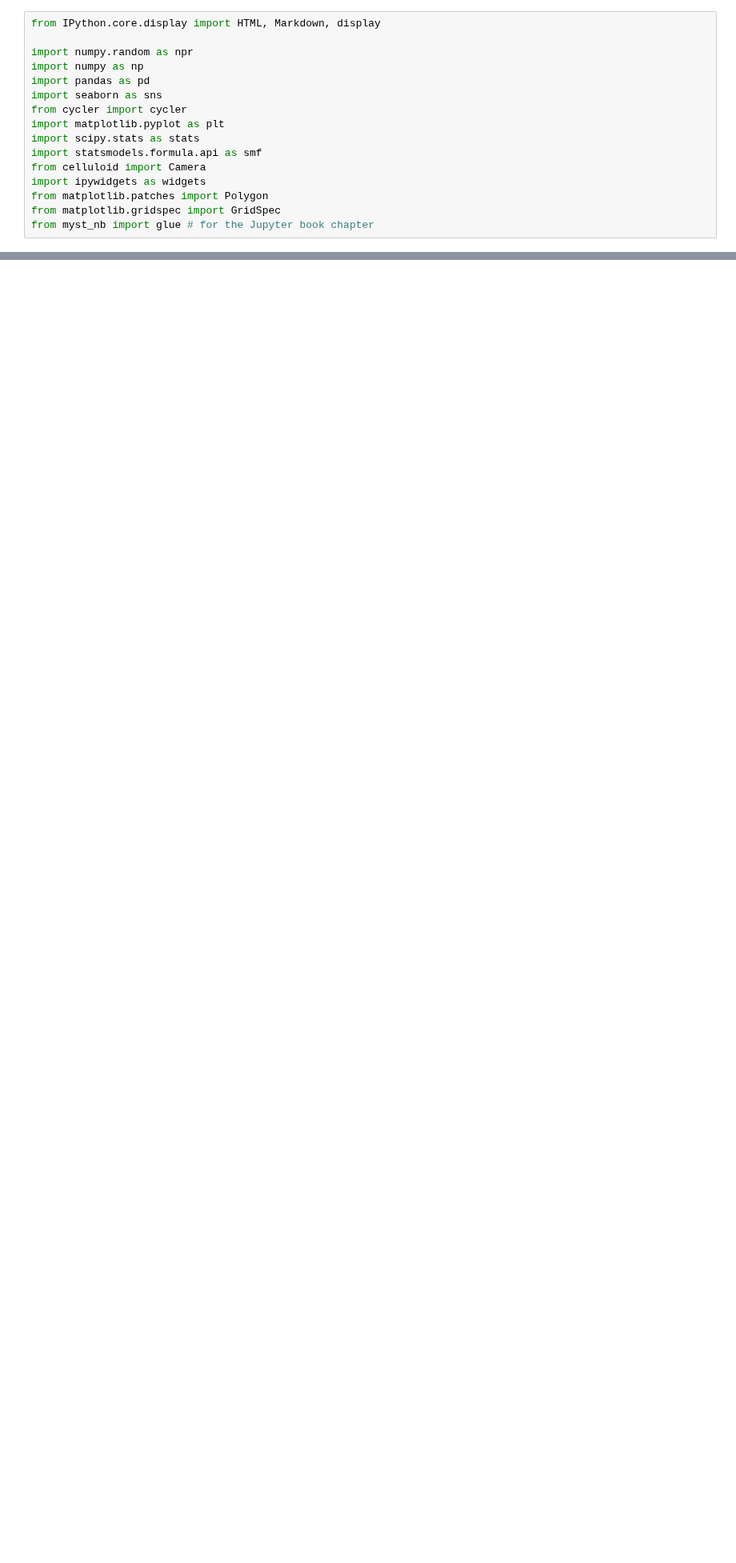
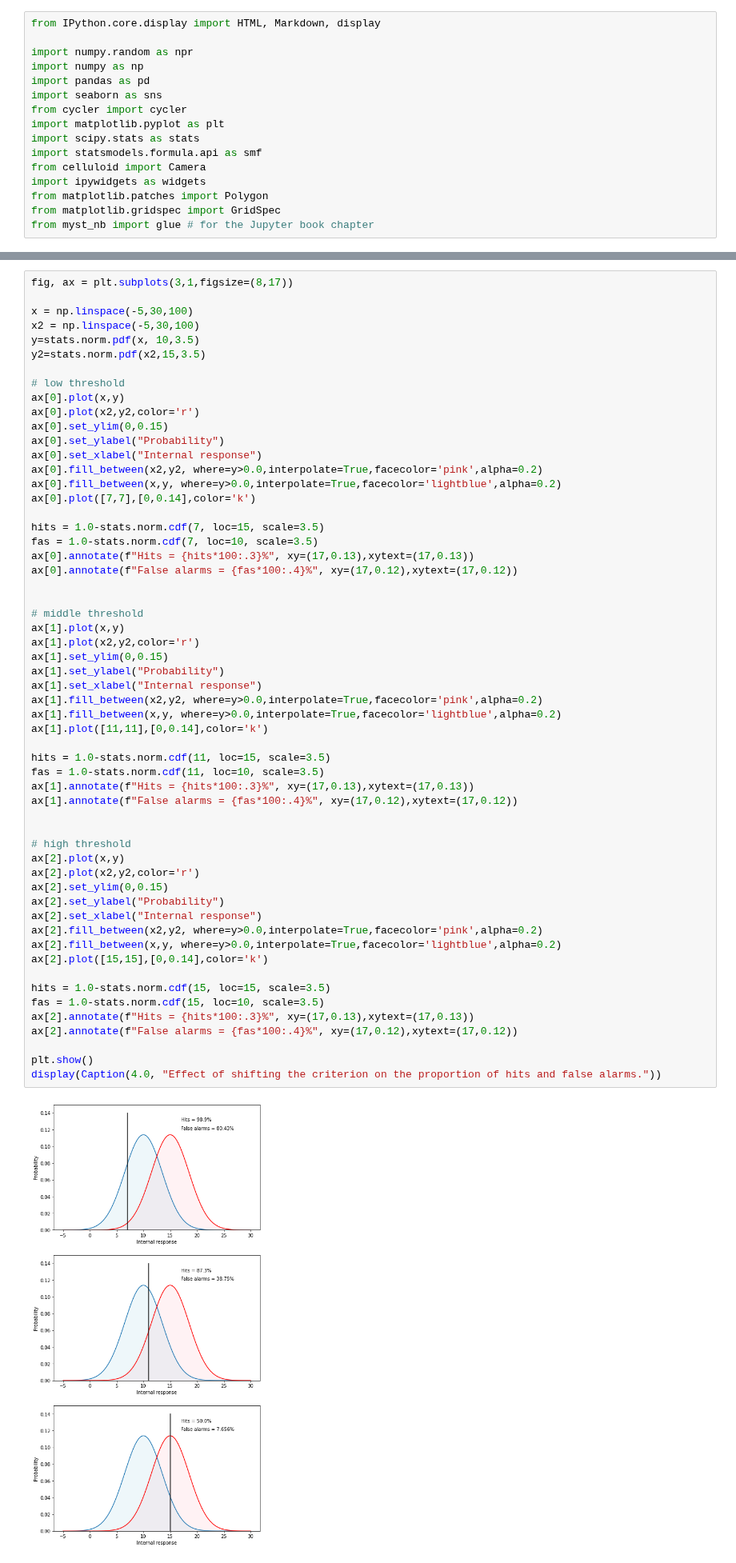
Before and after one commit to gureckis/nyu_lab_in_cognition, a Jupyter notebook: book/chapters/11/00-inferences-from-behavior.ipynb, the cells around one changed output, grey strips where cells are left out. Shown at 80% size. Cells and saved outputs as stored; diff of their text form; blank space fills up the shorter version.

```diff
--- a/book/chapters/11/00-inferences-from-behavior.ipynb
+++ b/book/chapters/11/00-inferences-from-behavior.ipynb
@@ -80,0 +323,59 @@ Examples of a mouse tracking experiment.
+# %%
+fig, ax = plt.subplots(3,1,figsize=(8,17))
+
+x = np.linspace(-5,30,100)
+x2 = np.linspace(-5,30,100)
+y=stats.norm.pdf(x, 10,3.5)
+y2=stats.norm.pdf(x2,15,3.5)
+
+# low threshold
+ax[0].plot(x,y)
+ax[0].plot(x2,y2,color='r')
+ax[0].set_ylim(0,0.15)
+ax[0].set_ylabel("Probability")
+ax[0].set_xlabel("Internal response")
+ax[0].fill_between(x2,y2, where=y>0.0,interpolate=True,facecolor='pink',alpha=0.2)
+ax[0].fill_between(x,y, where=y>0.0,interpolate=True,facecolor='lightblue',alpha=0.2)
+ax[0].plot([7,7],[0,0.14],color='k')
+
+hits = 1.0-stats.norm.cdf(7, loc=15, scale=3.5)
+fas = 1.0-stats.norm.cdf(7, loc=10, scale=3.5)
+ax[0].annotate(f"Hits = {hits*100:.3}%", xy=(17,0.13),xytext=(17,0.13))
+ax[0].annotate(f"False alarms = {fas*100:.4}%", xy=(17,0.12),xytext=(17,0.12))
+
+
+# middle threshold
+ax[1].plot(x,y)
+ax[1].plot(x2,y2,color='r')
+ax[1].set_ylim(0,0.15)
+ax[1].set_ylabel("Probability")
+ax[1].set_xlabel("Internal response")
+ax[1].fill_between(x2,y2, where=y>0.0,interpolate=True,facecolor='pink',alpha=0.2)
+ax[1].fill_between(x,y, where=y>0.0,interpolate=True,facecolor='lightblue',alpha=0.2)
+ax[1].plot([11,11],[0,0.14],color='k')
+
+hits = 1.0-stats.norm.cdf(11, loc=15, scale=3.5)
+fas = 1.0-stats.norm.cdf(11, loc=10, scale=3.5)
+ax[1].annotate(f"Hits = {hits*100:.3}%", xy=(17,0.13),xytext=(17,0.13))
+ax[1].annotate(f"False alarms = {fas*100:.4}%", xy=(17,0.12),xytext=(17,0.12))
+
+
+# high threshold
+ax[2].plot(x,y)
+ax[2].plot(x2,y2,color='r')
+ax[2].set_ylim(0,0.15)
+ax[2].set_ylabel("Probability")
+ax[2].set_xlabel("Internal response")
+ax[2].fill_between(x2,y2, where=y>0.0,interpolate=True,facecolor='pink',alpha=0.2)
+ax[2].fill_between(x,y, where=y>0.0,interpolate=True,facecolor='lightblue',alpha=0.2)
+ax[2].plot([15,15],[0,0.14],color='k')
+
+hits = 1.0-stats.norm.cdf(15, loc=15, scale=3.5)
+fas = 1.0-stats.norm.cdf(15, loc=10, scale=3.5)
+ax[2].annotate(f"Hits = {hits*100:.3}%", xy=(17,0.13),xytext=(17,0.13))
+ax[2].annotate(f"False alarms = {fas*100:.4}%", xy=(17,0.12),xytext=(17,0.12))
+
+plt.show()
+display(Caption(4.0, "Effect of shifting the criterion on the proportion of hits and false alarms."))
+# %% [output]
+[figure, added]
```
Also changed, not shown: parts of 46 cells of this notebook.
